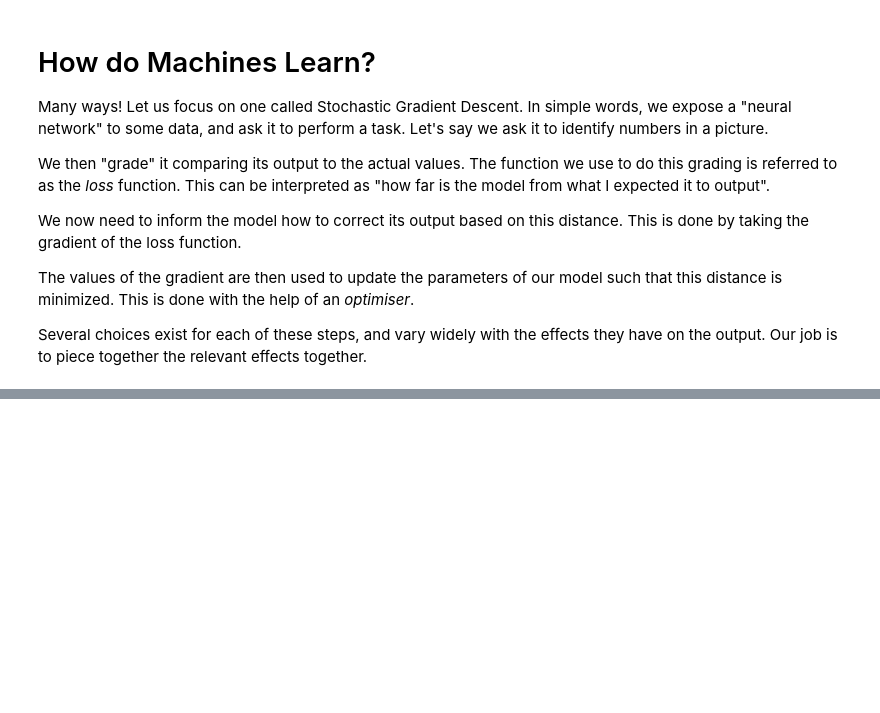
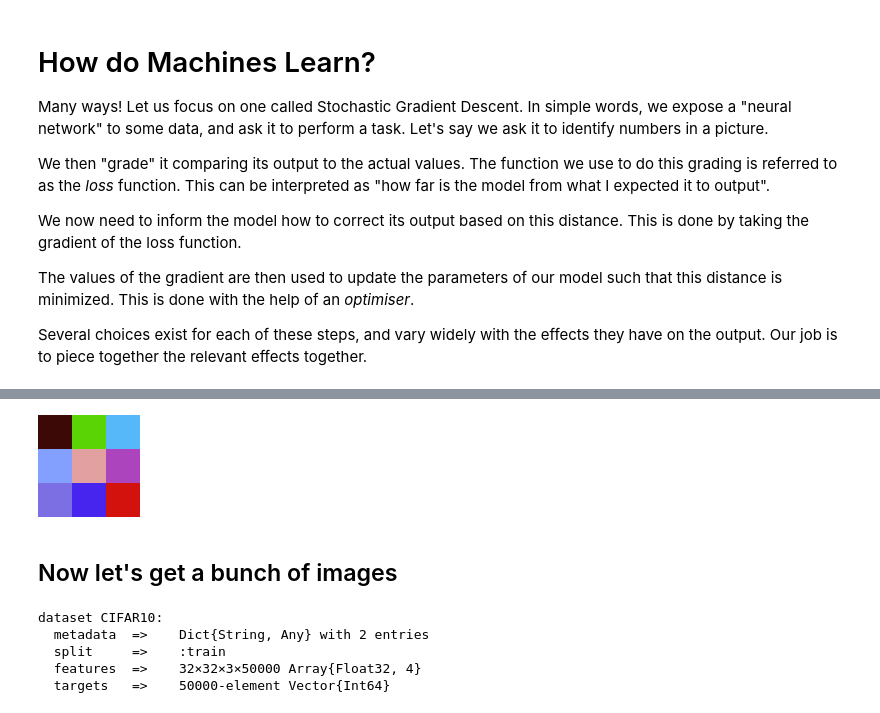
Before and after one commit to xKDR/Julia-Workshop, a Jupyter notebook: MachineLearning.ipynb, the cells around one changed output, grey strips where cells are left out. Saved outputs shown, nothing was run; the diff lists cells and outputs as text; code cells hidden in the pictures; blank space fills up the shorter version.

```diff
--- a/MachineLearning.ipynb
+++ b/MachineLearning.ipynb
@@ -198,0 +259,14 @@ Several choices exist for each of these steps, and vary widely with the effects
+# %%
+rand(RGB, 3,3)
+# %% [output]
+[figure, added]
+# %% [markdown]
+## Now let's get a bunch of images
+# %%
+imgs = CIFAR10(:train)
+# %% [output]
+dataset CIFAR10:
+  metadata  =>    Dict{String, Any} with 2 entries
+  split     =>    :train
+  features  =>    32×32×3×50000 Array{Float32, 4}
+  targets   =>    50000-element Vector{Int64}
```
Also changed, not shown: parts of 22 cells of this notebook.
